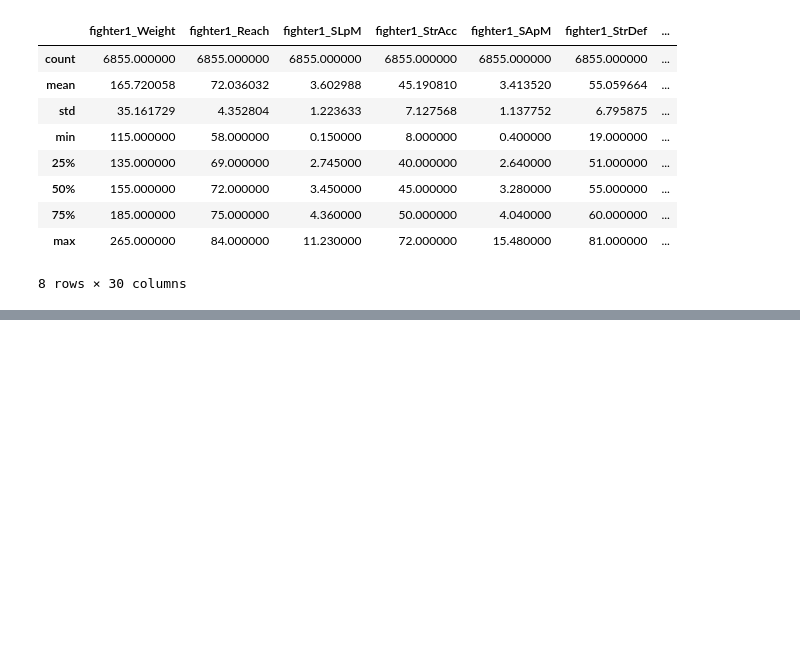
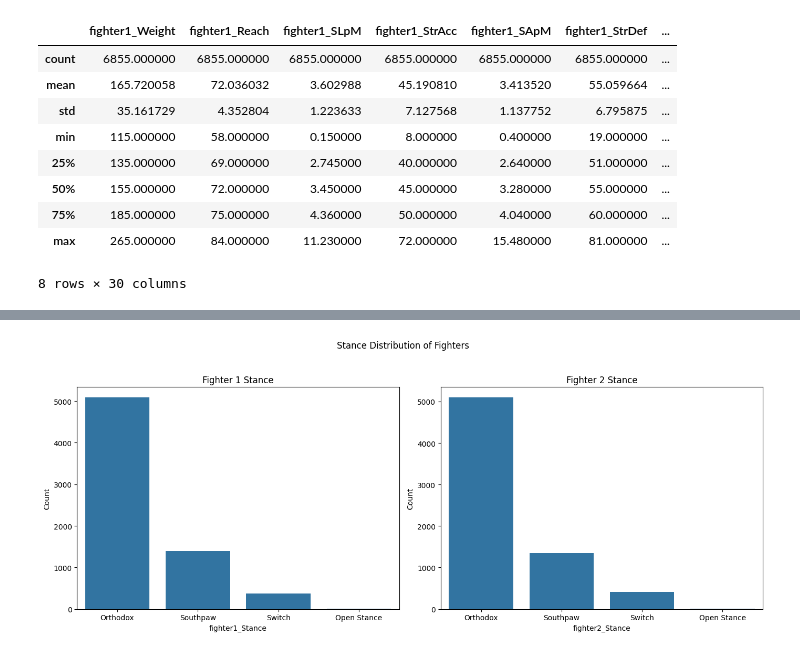
Before and after one commit to GrecoLucas/IA2, a Jupyter notebook: A2_7_assignment2.ipynb, the cells around one changed output, grey strips where cells are left out. Cells and saved outputs as stored; diff of their text form; code cells hidden in the pictures; blank space fills up the shorter version.

```diff
--- a/A2_7_assignment2.ipynb
+++ b/A2_7_assignment2.ipynb
@@ -77,0 +103,25 @@ df.describe()
+# %%
+fig, axes = plt.subplots(1, 2, figsize=(14, 6))
+fig.suptitle('Stance Distribution of Fighters')
+
+if 'fighter1_Stance' in df.columns:
+    stance1_counts = df['fighter1_Stance'].value_counts()
+    sns.barplot(x=stance1_counts.index, y=stance1_counts.values, ax=axes[0])
+    axes[0].set_title('Fighter 1 Stance')
+    axes[0].set_ylabel('Count')
+else:
+    axes[0].set_title('Fighter 1 Stance (Coluna não encontrada)')
+
+if 'fighter2_Stance' in df.columns:
+    stance2_counts = df['fighter2_Stance'].value_counts()
+    sns.barplot(x=stance2_counts.index, y=stance2_counts.values, ax=axes[1])
+    axes[1].set_title('Fighter 2 Stance')
+    axes[1].set_ylabel('Count')
+else:
+    axes[1].set_title('Fighter 2 Stance (Coluna não encontrada)')
+
+plt.tight_layout(rect=[0, 0.03, 1, 0.95])
+plt.show()
+plt.close()
+# %% [output]
+[figure, added]
```
Also changed, not shown: parts of 59 cells of this notebook, 6 other files.
